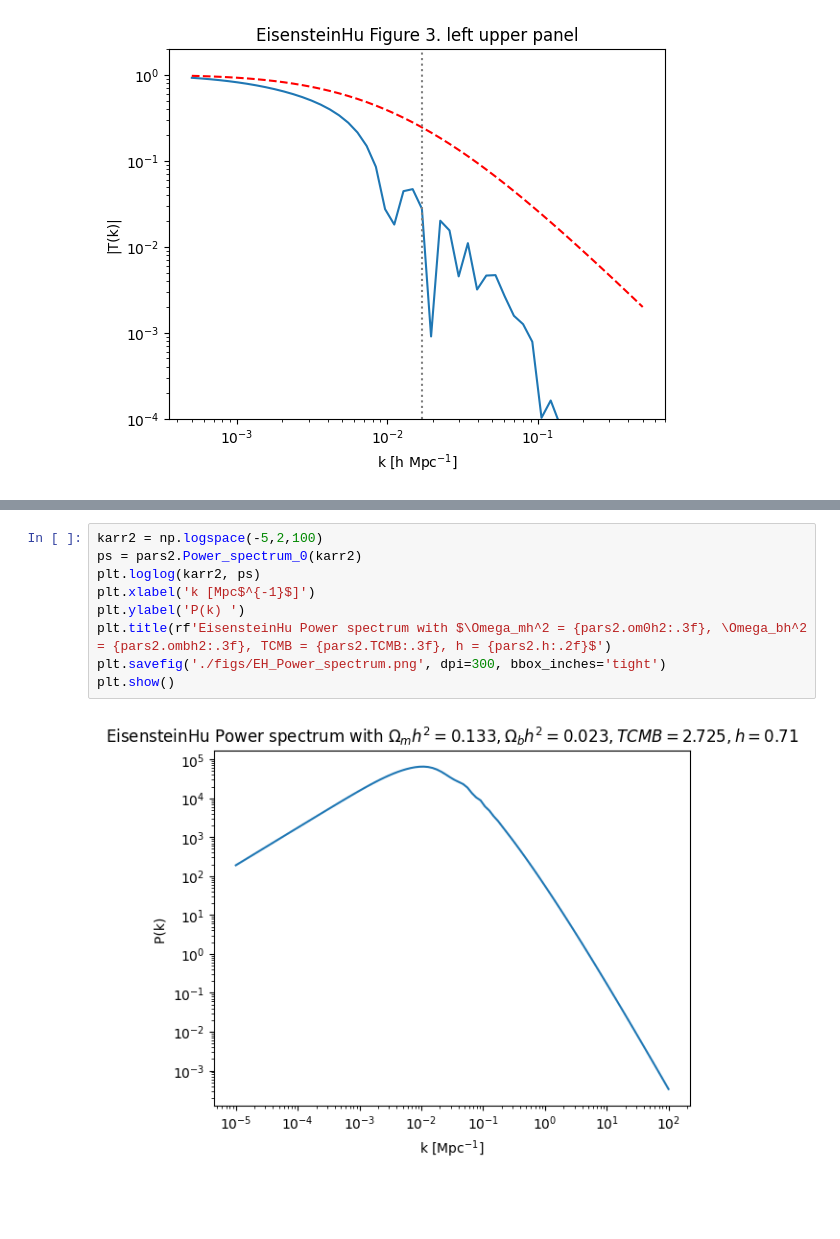
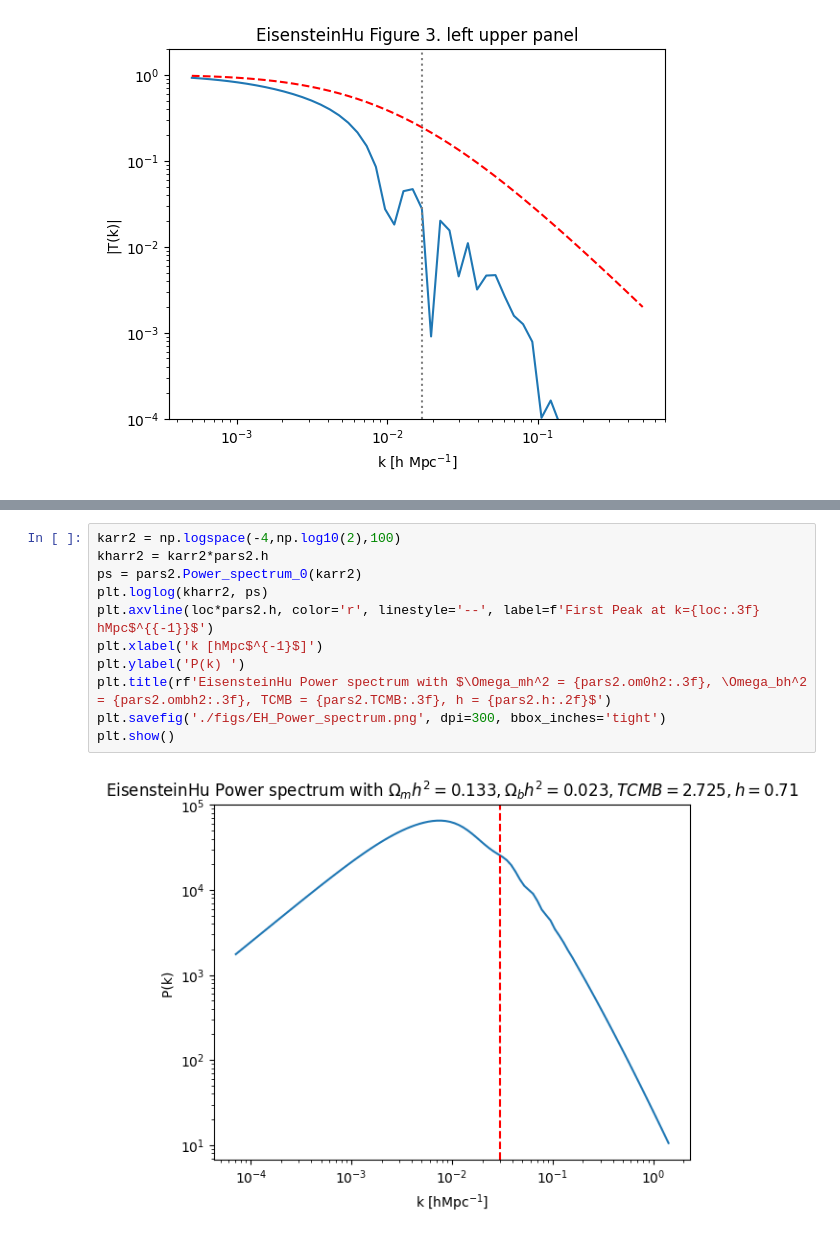
Before and after one commit to john1256/KASI_Ms, a Jupyter notebook: 2025/Field_research_2/Powerspec_devel.ipynb, the cells around one changed output, grey strips where cells are left out. Drawn from its saved outputs; the diff is of its cells as text; blank space fills up the shorter version.

```diff
--- a/2025/Field_research_2/Powerspec_devel.ipynb
+++ b/2025/Field_research_2/Powerspec_devel.ipynb
@@ -72,13 +116,15 @@ plt.show()
 # %%
-karr2 = np.logspace(-5,2,100)
+karr2 = np.logspace(-4,np.log10(2),100)
+kharr2 = karr2*pars2.h
 ps = pars2.Power_spectrum_0(karr2)
-plt.loglog(karr2, ps)
-plt.xlabel('k [Mpc$^{-1}$]')
+plt.loglog(kharr2, ps)
+plt.axvline(loc*pars2.h, color='r', linestyle='--', label=f'First Peak at k={loc:.3f} hMpc$^{{-1}}$')
+plt.xlabel('k [hMpc$^{-1}$]')
 plt.ylabel('P(k) ')
 plt.title(rf'EisensteinHu Power spectrum with $\Omega_mh^2 = {pars2.om0h2:.3f}, \Omega_bh^2 = {pars2.ombh2:.3f}, TCMB = {pars2.TCMB:.3f}, h = {pars2.h:.2f}$')
 plt.savefig('./figs/EH_Power_spectrum.png', dpi=300, bbox_inches='tight')
 plt.show()
 # %% [output]
-[figure, old version]
+[figure, new version]
 # %%
 psliddle = pars2.Power_spectrum_liddle(1, karr2, rescale=True)
```
Also changed, not shown: parts of 12 cells of this notebook, 6 other files.
